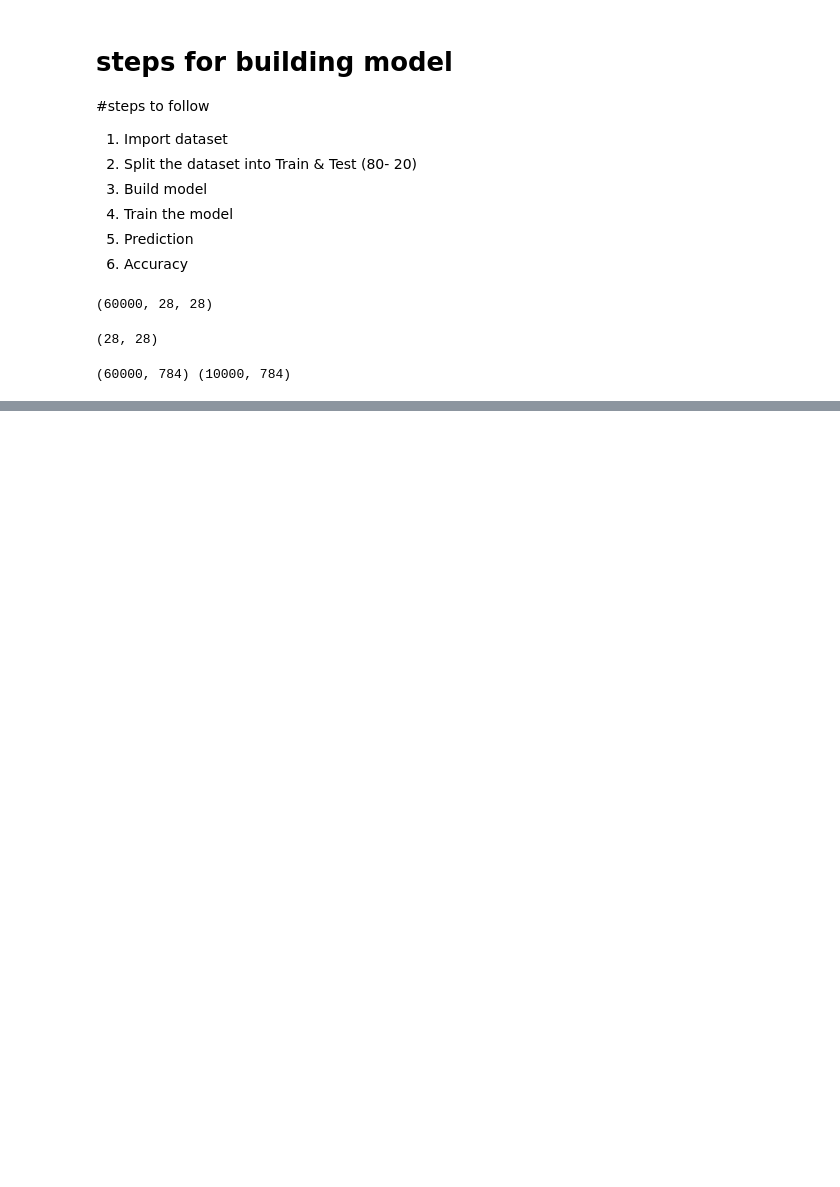
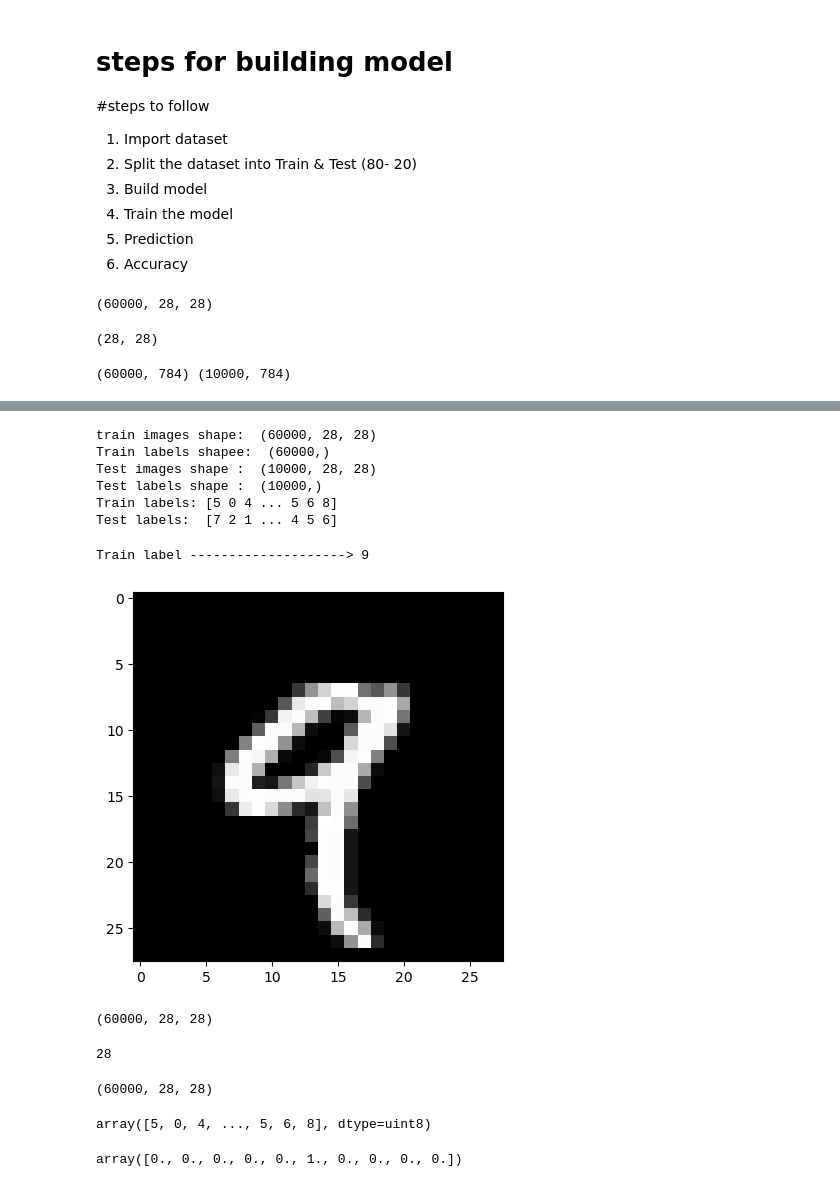
Before and after one commit to Abhishek-m-Talavar/Training_-_Anuthi, a Jupyter notebook: Deep Learning/Keras.ipynb, the cells around one changed output, grey strips where cells are left out. Cells and saved outputs as stored; diff of their text form; code cells hidden in the pictures; blank space fills up the shorter version.

```diff
--- a/Deep Learning/Keras.ipynb
+++ b/Deep Learning/Keras.ipynb
@@ -43,0 +179,2 @@ print(X_train.shape)
+# %%
+mnist.load_data()
@@ -43,0 +199,42 @@ print(X_train.shape)
+# %%
+#load data
+(X_train, Y_train), (X_test, Y_test) = mnist.load_data()
+
+#check state of dataset
+data_summary(X_train, Y_train, X_test, Y_test)
+# %% [output]
+train images shape:  (60000, 28, 28)
+Train labels shapee:  (60000,)
+Test images shape :  (10000, 28, 28)
+Test labels shape :  (10000,)
+Train labels: [5 0 4 ... 5 6 8]
+Test labels:  [7 2 1 ... 4 5 6]
+# %%
+import matplotlib.pyplot as plt
+%matplotlib inline
+
+#pick a sample to plot
+sample = 4
+print("Train label -------------------->", Y_train[sample])
+image = X_train[sample]
+
+#plot the sample
+fig = plt.figure
+plt.imshow(image, cmap= 'gray')
+plt.show()
+# %% [output]
+Train label --------------------> 9
+[figure, added]
+# %%
+X_train.shape
+# %% [output]
+(60000, 28, 28)
+# %%
+X_train.shape[2]
+# %% [output]
+28
+# %%
+print(X_train.shape)
+# X_Train.((X_train.shape[0], NUM_ROWS* NUM_COLS)).shape
+# %% [output]
+(60000, 28, 28)
@@ -43,0 +248,4 @@ print(X_train.shape)
+# %%
+Y_train
+# %% [output]
+array([5, 0, 4, ..., 5, 6, 8], dtype=uint8)
@@ -43,0 +256,4 @@ print(X_train.shape)
+# %%
+Y_train[0]
+# %% [output]
+array([0., 0., 0., 0., 0., 1., 0., 0., 0., 0.])
```
Also changed, not shown: parts of 27 cells of this notebook.
